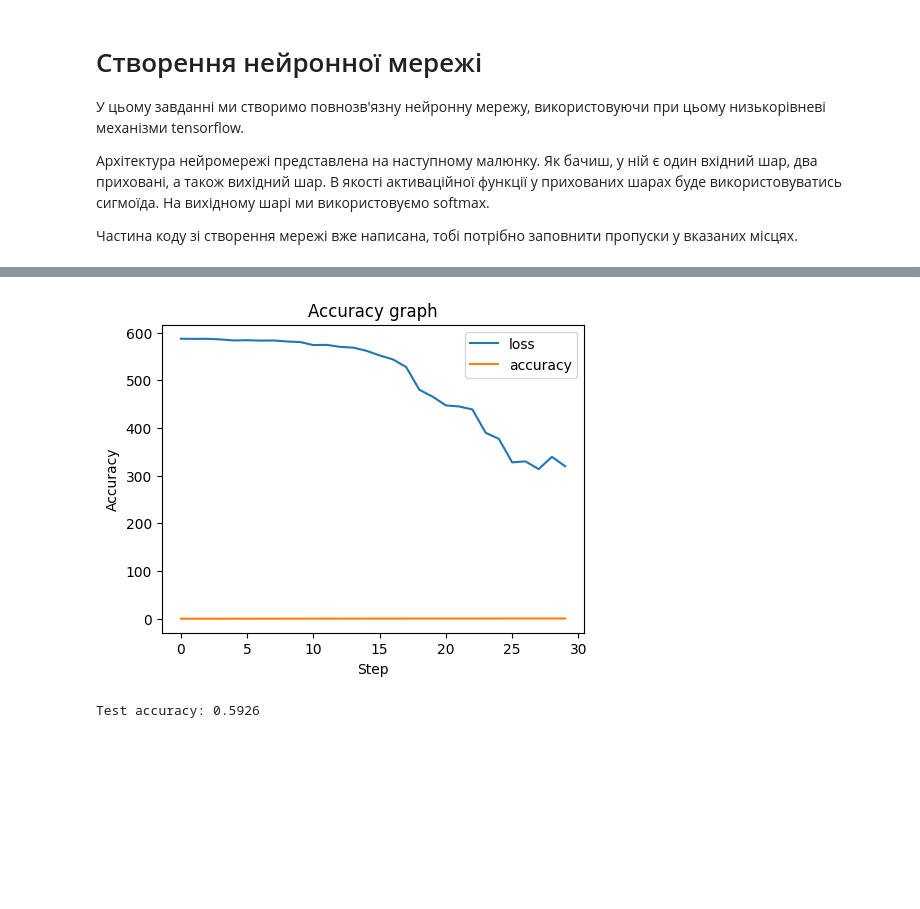
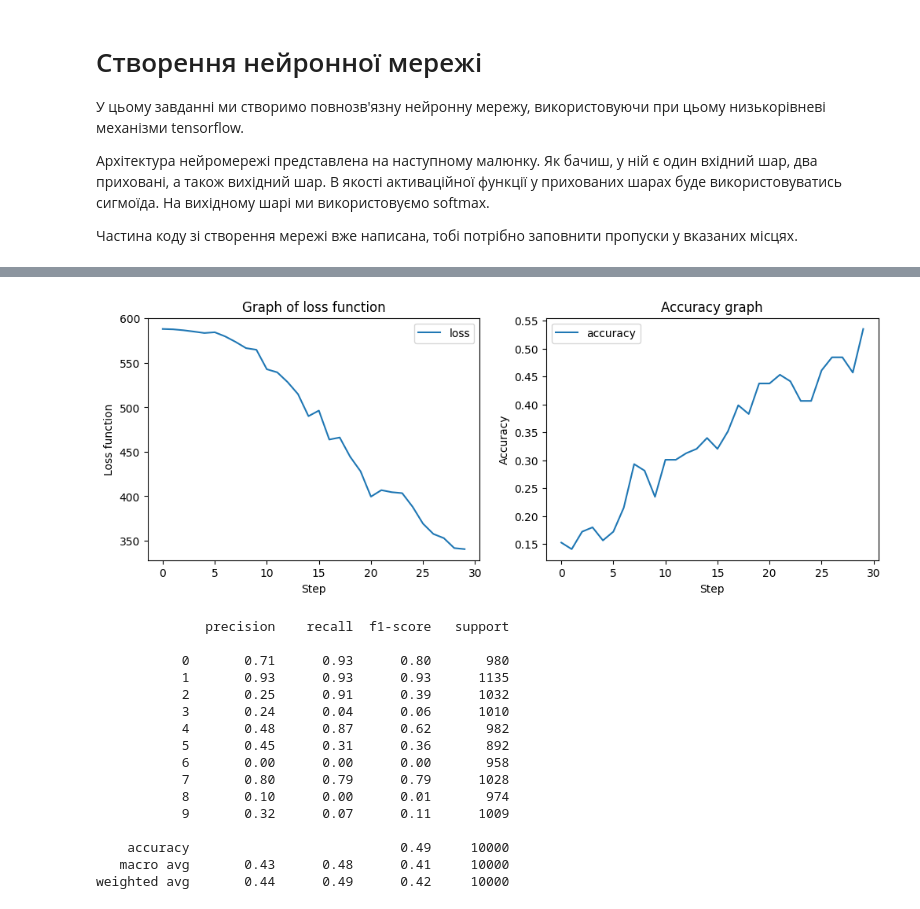
Before and after one commit to renatavel/goit_ds_homeworks, a Jupyter notebook: hw_11.ipynb, the cells around one changed output, grey strips where cells are left out. Drawn from its saved outputs; the diff is of its cells as text; code cells hidden in the pictures; blank space fills up the shorter version.

```diff
--- a/hw_11.ipynb
+++ b/hw_11.ipynb
@@ -182,51 +181,60 @@ Step 3000: loss = 319.6628, accuracy = 0.5664
 # %%
 # Виведіть графіки залежності зміни точності і втрат від кроку
 # Якщо все зроблено правильно, то точність повинна зростати, а втрати зменшуватись
 
 import matplotlib.pyplot as plt
 
 # Виведіть графік функції втрат
 plt.figure(figsize=(12, 4))
 plt.subplot(1, 2, 1)
 plt.plot(loss_history, label='loss')
 plt.title('Graph of loss function')
 plt.xlabel('Step')
 plt.ylabel('Loss function')
 plt.legend()
 
 # Виведіть графік точності
-plt.subplot(1, 2, 1)
+plt.subplot(1, 2, 2)
 plt.plot(accuracy_history, label='accuracy')
 plt.title('Accuracy graph')
 plt.xlabel('Step')
 plt.ylabel('Accuracy')
 plt.legend()
 
 plt.show()
 # %% [output]
-[figure, old version]
+[figure, new version]
-# %%
-# Обчислітку точність навченої нейромережі
-def determine_accuracy(neural_net, test_data):
-    correct_predictions = 0
-    total_predictions = 0
-
-    for batch_x, batch_y in test_data:
-        pred = neural_net(batch_x)
-        batch_y = tf.cast(batch_y, tf.int64)
-        pred_classes = tf.argmax(pred, axis=1)
-
-        correct_predictions += tf.reduce_sum(tf.cast(tf.equal(pred_classes, batch_y), tf.int64))
-        total_predictions += batch_y.shape[0]
-
-    accuracy = correct_predictions / total_predictions
-    return accuracy.numpy()
-
-# Тестування моделі на тестових даних
-test_accuracy = determine_accuracy(neural_net, test_data)
-print(f"Test accuracy: {test_accuracy}")
-# %% [output]
-Test accuracy: 0.5926
+# %%
+from sklearn.metrics import classification_report
+
+def model_accuracy(neural_net, x_test, y_test):
+    # Get predictions from the neural network
+    pred = neural_net(x_test)
+    pred_classes = np.argmax(pred, axis=1)  # Get the predicted class labels
+
+    # Generate and print the classification report
+    report = classification_report(y_test, pred_classes, target_names=[str(i) for i in range(10)])
+    print(report)
+
+# Оцінка моделі на тестових даних
+model_accuracy(neural_net, x_test, y_test)
+# %% [output]
+              precision    recall  f1-score   support
+
+           0       0.71      0.93      0.80       980
+           1       0.93      0.93      0.93      1135
+           2       0.25      0.91      0.39      1032
+           3       0.24      0.04      0.06      1010
+           4       0.48      0.87      0.62       982
+           5       0.45      0.31      0.36       892
+           6       0.00      0.00      0.00       958
+           7       0.80      0.79      0.79      1028
+           8       0.10      0.00      0.01       974
+           9       0.32      0.07      0.11      1009
+
+    accuracy                           0.49     10000
+   macro avg       0.43      0.48      0.41     10000
+weighted avg       0.44      0.49      0.42     10000
 # %%
 # Протестуйте навчену нейромережу на 10 зображеннях. З тестової вибірки візьміть 5
 # випадкових зображень і передайте їх у нейронну мережу.
```
Also changed, not shown: parts of 5 cells of this notebook.
